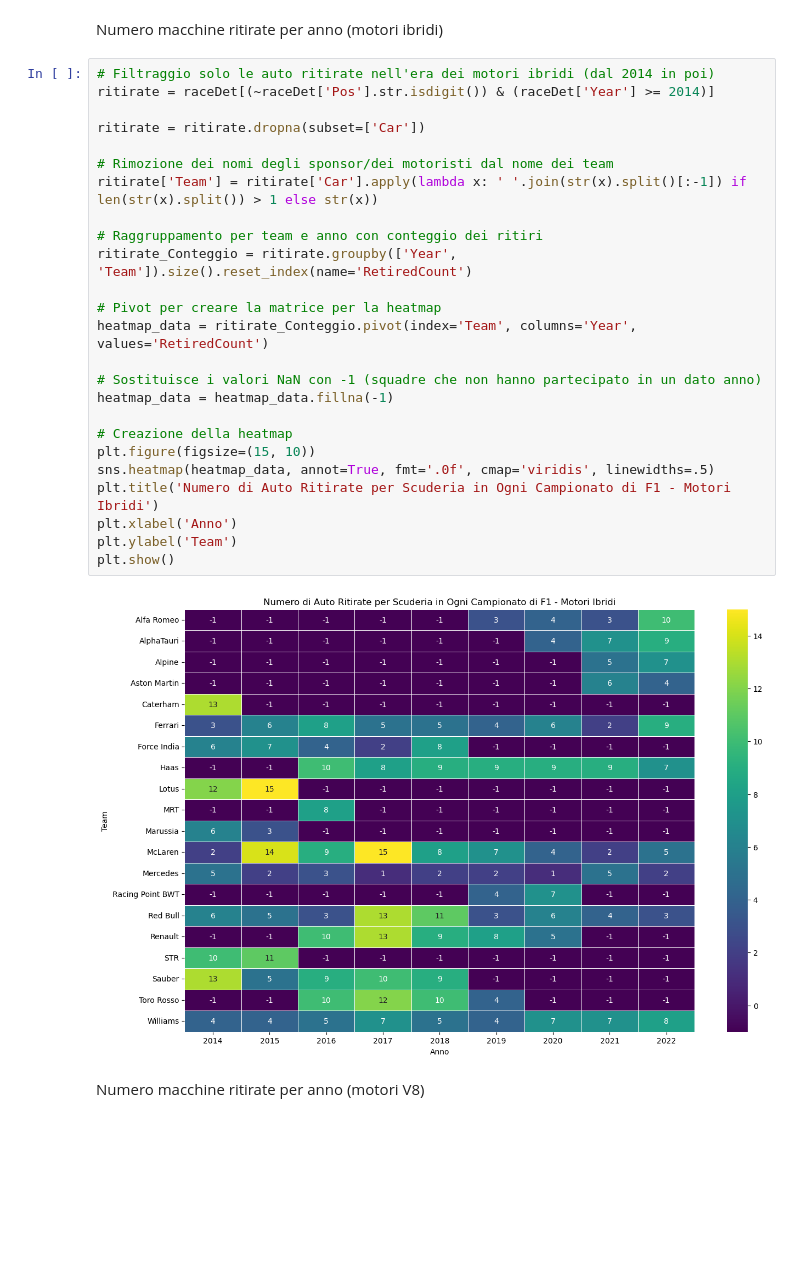
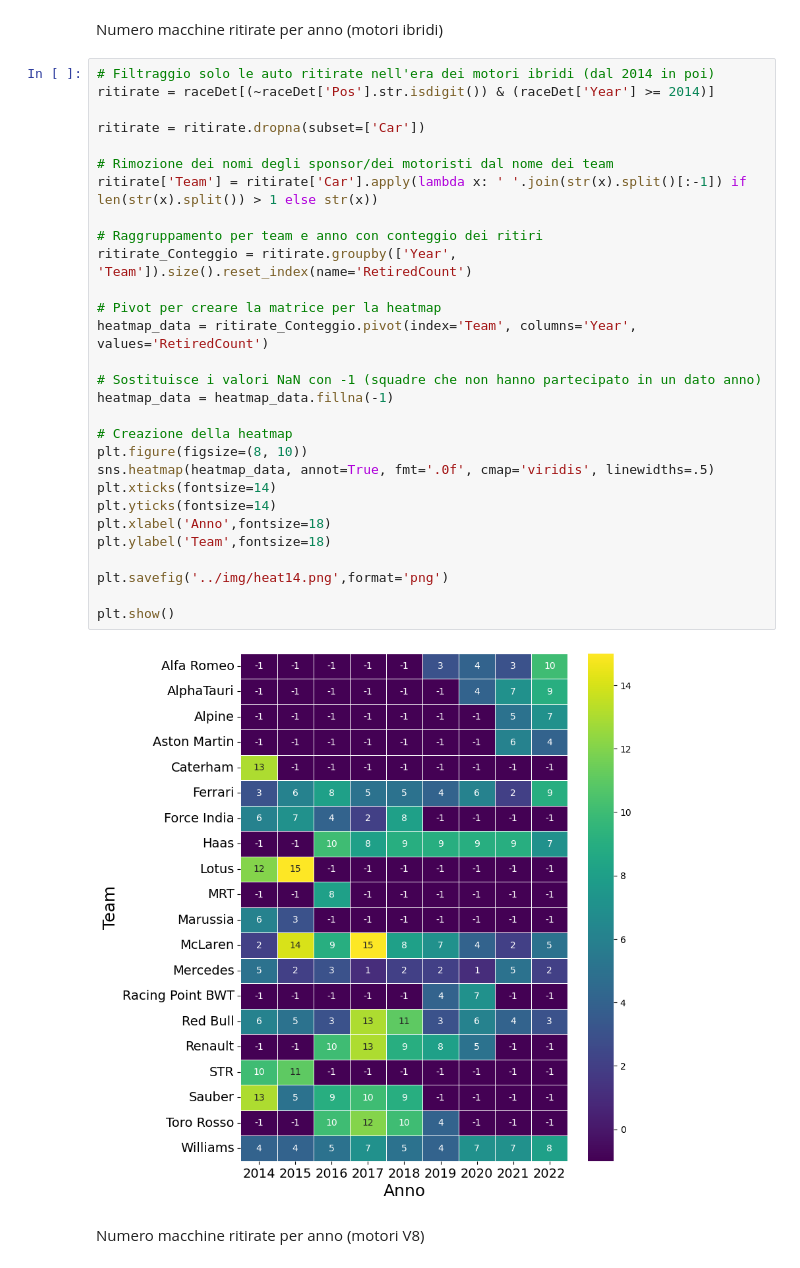
Before and after one commit to MatteoCelardo/F1_stats, a Jupyter notebook: sorgenti/squadre.ipynb, the cells around one changed output. Cells and saved outputs as stored; diff of their text form; blank space fills up the shorter version.

```diff
--- a/sorgenti/squadre.ipynb
+++ b/sorgenti/squadre.ipynb
@@ -286,30 +303,34 @@ Numero macchine ritirate per anno (motori ibridi)
 # %%
 # Filtraggio solo le auto ritirate nell'era dei motori ibridi (dal 2014 in poi)
 ritirate = raceDet[(~raceDet['Pos'].str.isdigit()) & (raceDet['Year'] >= 2014)]
 
 ritirate = ritirate.dropna(subset=['Car'])
 
 # Rimozione dei nomi degli sponsor/dei motoristi dal nome dei team
 ritirate['Team'] = ritirate['Car'].apply(lambda x: ' '.join(str(x).split()[:-1]) if len(str(x).split()) > 1 else str(x))
 
 # Raggruppamento per team e anno con conteggio dei ritiri
 ritirate_Conteggio = ritirate.groupby(['Year', 'Team']).size().reset_index(name='RetiredCount')
 
 # Pivot per creare la matrice per la heatmap
 heatmap_data = ritirate_Conteggio.pivot(index='Team', columns='Year', values='RetiredCount')
 
 # Sostituisce i valori NaN con -1 (squadre che non hanno partecipato in un dato anno)
 heatmap_data = heatmap_data.fillna(-1)
 
 # Creazione della heatmap
-plt.figure(figsize=(15, 10))
+plt.figure(figsize=(8, 10))
 sns.heatmap(heatmap_data, annot=True, fmt='.0f', cmap='viridis', linewidths=.5)
-plt.title('Numero di Auto Ritirate per Scuderia in Ogni Campionato di F1 - Motori Ibridi')
-plt.xlabel('Anno')
-plt.ylabel('Team')
+plt.xticks(fontsize=14)
+plt.yticks(fontsize=14)
+plt.xlabel('Anno',fontsize=18)
+plt.ylabel('Team',fontsize=18)
+
+plt.savefig('../img/heat14.png',format='png')
+
 plt.show()
 # %% [output]
-[figure, old version]
+[figure, new version]
 # %% [markdown]
 Numero macchine ritirate per anno (motori V8)
 # %%
```
Also changed, not shown: parts of 18 cells of this notebook, 1 other file.
